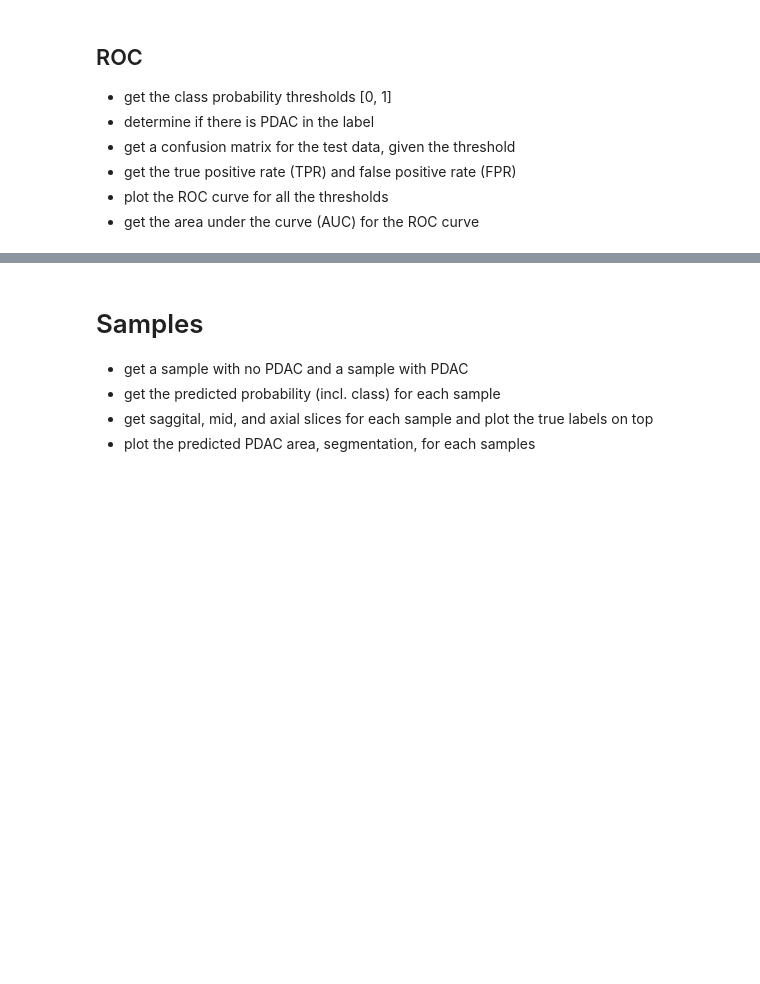
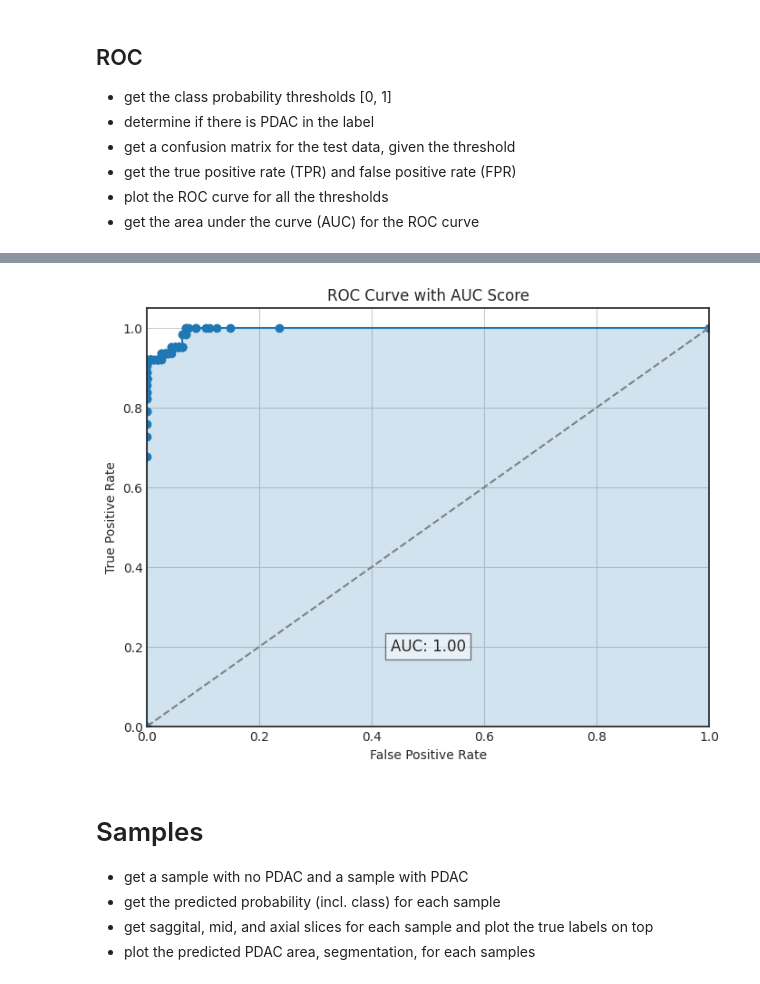
Before and after one commit to mirklys/PDAC_Detection_forked, a Jupyter notebook: test_model.ipynb, the cells around one changed output, grey strips where cells are left out. Cells and saved outputs as stored; diff of their text form; code cells hidden in the pictures; blank space fills up the shorter version.

```diff
--- a/test_model.ipynb
+++ b/test_model.ipynb
@@ -216,3 +249,47 @@ np.unique([contains_pdac_lession(tl) for tl in true_labels], return_counts=True)
+# %%
+def get_tpr_and_fpr(threshold: float) -> tuple:
+    cm = get_cm_for_threshold(threshold)
+    tn, fp, fn, tp = cm.ravel()
+    tpr = tp / (tp + fn) if (tp + fn) > 0 else 0
+    fpr = fp / (fp + tn) if (fp + tn) > 0 else 0
+    return tpr, fpr
+# %%
+def plot_roc_with_auc_score():
+    tpr_list = []
+    fpr_list = []
+    for threshold in class_thresholds:
+        tpr, fpr = get_tpr_and_fpr(threshold)
+        tpr_list.append(tpr)
+        fpr_list.append(fpr)
+
+    auc_score = auc(fpr_list, tpr_list)
+
+    plt.figure(figsize=(8, 6))
+    plt.plot(fpr_list, tpr_list, marker="o")
+    plt.plot([0, 1], [0, 1], linestyle="--", color="gray")  # Diagonal line
+    plt.fill_between(fpr_list, tpr_list, alpha=0.2)
+
+    # add AUC score to the plot
+    plt.text(
+        0.5,
+        0.2,
+        f"AUC: {auc_score:.2f}",
+        fontsize=12,
+        ha="center",
+        va="center",
+        bbox=dict(facecolor="white", alpha=0.5),
+    )
+    plt.title("ROC Curve with AUC Score")
+    plt.xlabel("False Positive Rate")
+    plt.ylabel("True Positive Rate")
+    plt.xlim([0.0, 1.0])
+    plt.ylim([0.0, 1.05])
+    plt.grid()
+    plt.show()
+# %%
+plot_roc_with_auc_score()
+# %% [output]
+[figure, added]
 # %% [markdown]
 # Samples
 * get a sample with no PDAC and a sample with PDAC
```
Also changed, not shown: parts of 44 cells of this notebook, 4 other files.
